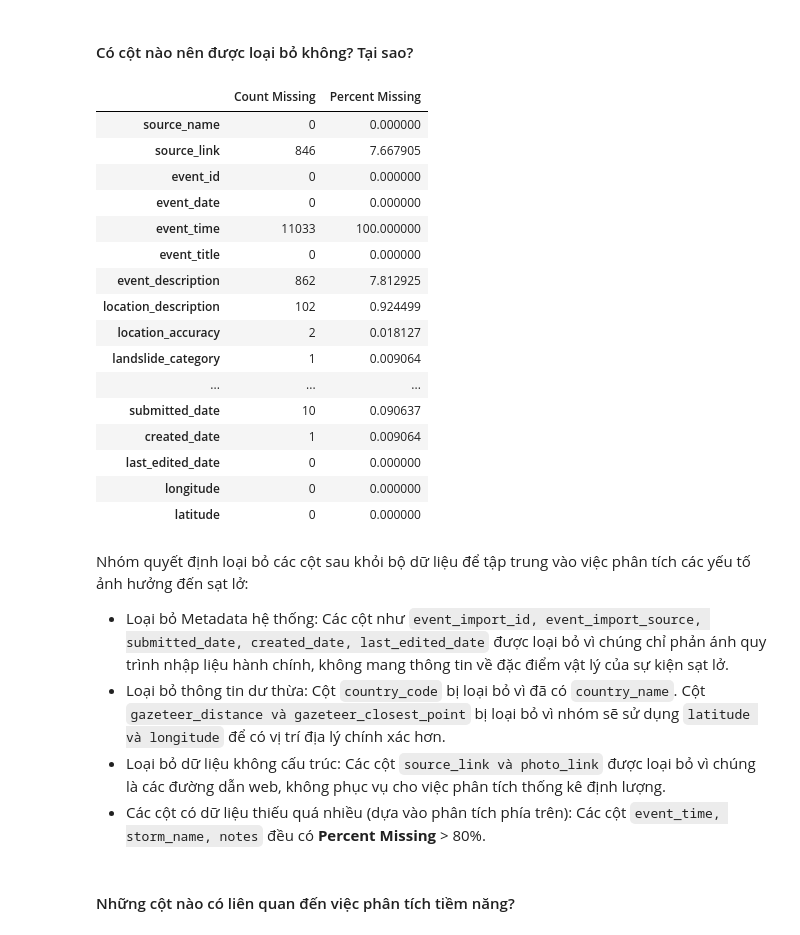
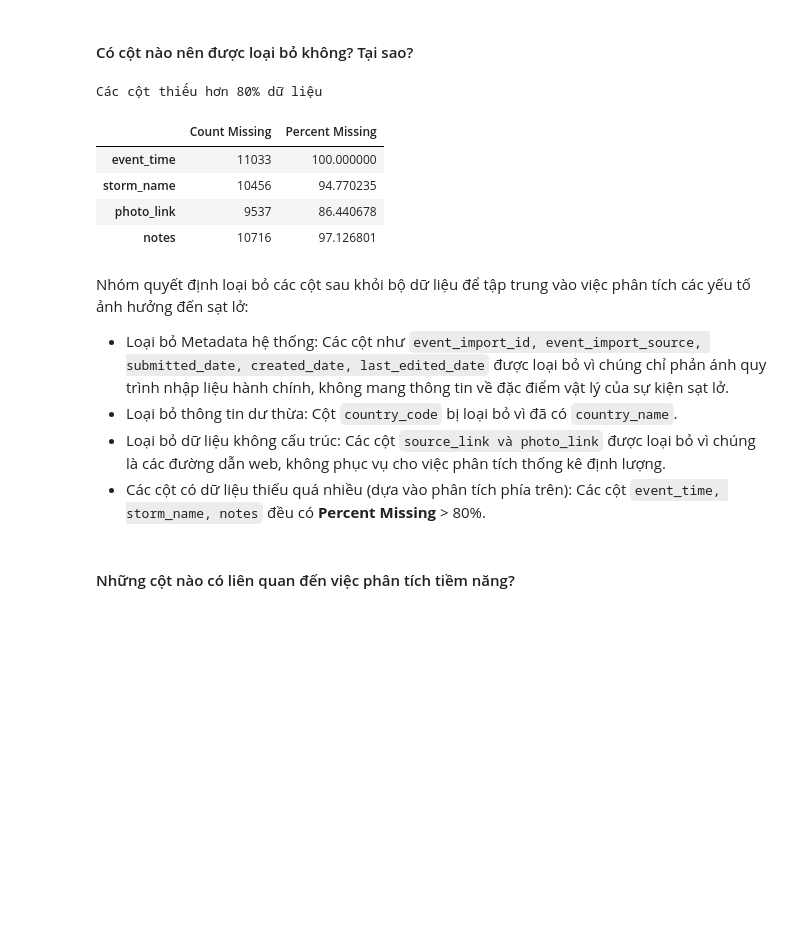
Before and after one commit to tientien01/Global-Landslide-Catalog-NASA-Analysis, a Jupyter notebook: notebook/02_data_exploration.ipynb, the cells around one changed output. Saved outputs shown, nothing was run; the diff lists cells and outputs as text; code cells hidden in the pictures; blank space fills up the shorter version.

```diff
--- a/notebook/02_data_exploration.ipynb
+++ b/notebook/02_data_exploration.ipynb
@@ -133,30 +133,23 @@ Số hàng hoàn toàn trống: 0
 # %%
 # Xác định số lượng giá trị thiếu và tỷ lệ của các feature
 df_cols = pd.DataFrame({'Count Missing': df.isna().sum(),
                         'Percent Missing': df.isnull().sum()*100/df.shape[0]})
+
+df_cols = df_cols[df_cols['Percent Missing'] > 80]
+
+print("Các cột thiếu hơn 80% dữ liệu")
 df_cols
 # %% [output]
+Các cột thiếu hơn 80% dữ liệu
 |  | Count Missing | Percent Missing |
-| source_name | 0 | 0.000000 |
-| source_link | 846 | 7.667905 |
-| event_id | 0 | 0.000000 |
-| event_date | 0 | 0.000000 |
 | event_time | 11033 | 100.000000 |
-| event_title | 0 | 0.000000 |
-| event_description | 862 | 7.812925 |
-| location_description | 102 | 0.924499 |
-| location_accuracy | 2 | 0.018127 |
-| landslide_category | 1 | 0.009064 |
-| ... | ... | ... |
-| submitted_date | 10 | 0.090637 |
-| created_date | 1 | 0.009064 |
-| last_edited_date | 0 | 0.000000 |
-| longitude | 0 | 0.000000 |
-| latitude | 0 | 0.000000 |
+| storm_name | 10456 | 94.770235 |
+| photo_link | 9537 | 86.440678 |
+| notes | 10716 | 97.126801 |
 # %% [markdown]
 Nhóm quyết định loại bỏ các cột sau khỏi bộ dữ liệu để tập trung vào việc phân tích các yếu tố ảnh hưởng đến sạt lở:
 - Loại bỏ Metadata hệ thống: Các cột như `event_import_id, event_import_source, submitted_date, created_date, last_edited_date` được loại bỏ vì chúng chỉ phản ánh quy trình nhập liệu hành chính, không mang thông tin về đặc điểm vật lý của sự kiện sạt lở.
-- Loại bỏ thông tin dư thừa: Cột `country_code` bị loại bỏ vì đã có `country_name`. Cột `gazeteer_distance và gazeteer_closest_point` bị loại bỏ vì nhóm sẽ sử dụng `latitude và longitude` để có vị trí địa lý chính xác hơn.
+- Loại bỏ thông tin dư thừa: Cột `country_code` bị loại bỏ vì đã có `country_name`.
 - Loại bỏ dữ liệu không cấu trúc: Các cột `source_link và photo_link` được loại bỏ vì chúng là các đường dẫn web, không phục vụ cho việc phân tích thống kê định lượng.
 - Các cột có dữ liệu thiếu quá nhiều (dựa vào phân tích phía trên): Các cột `event_time, storm_name, notes` đều có **Percent Missing** > 80%.
 # %% [markdown]
```
Also changed, not shown: parts of 46 cells of this notebook.
